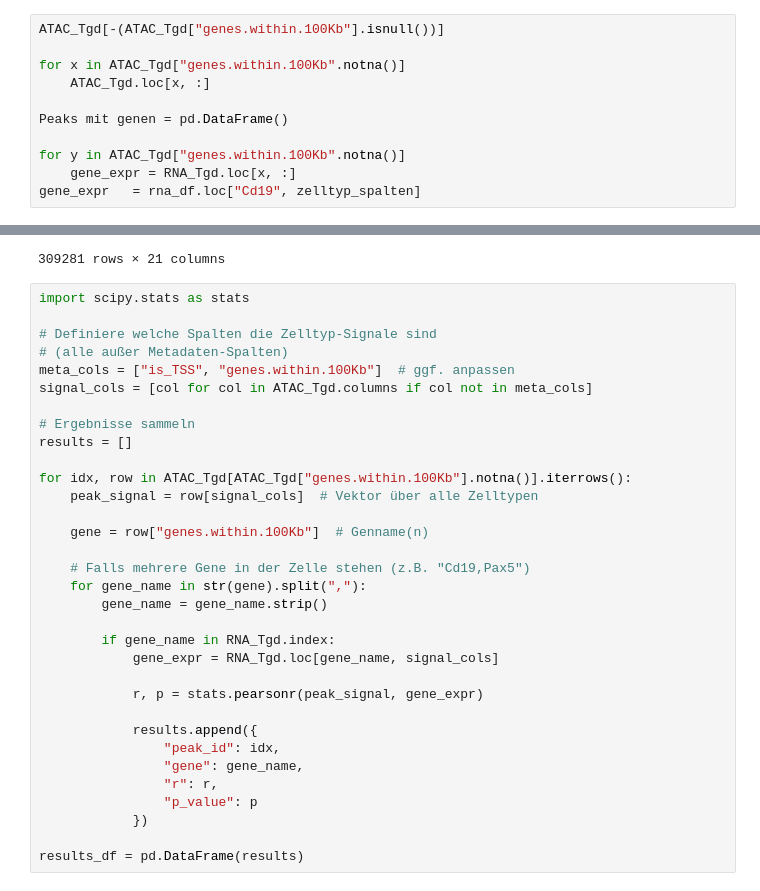
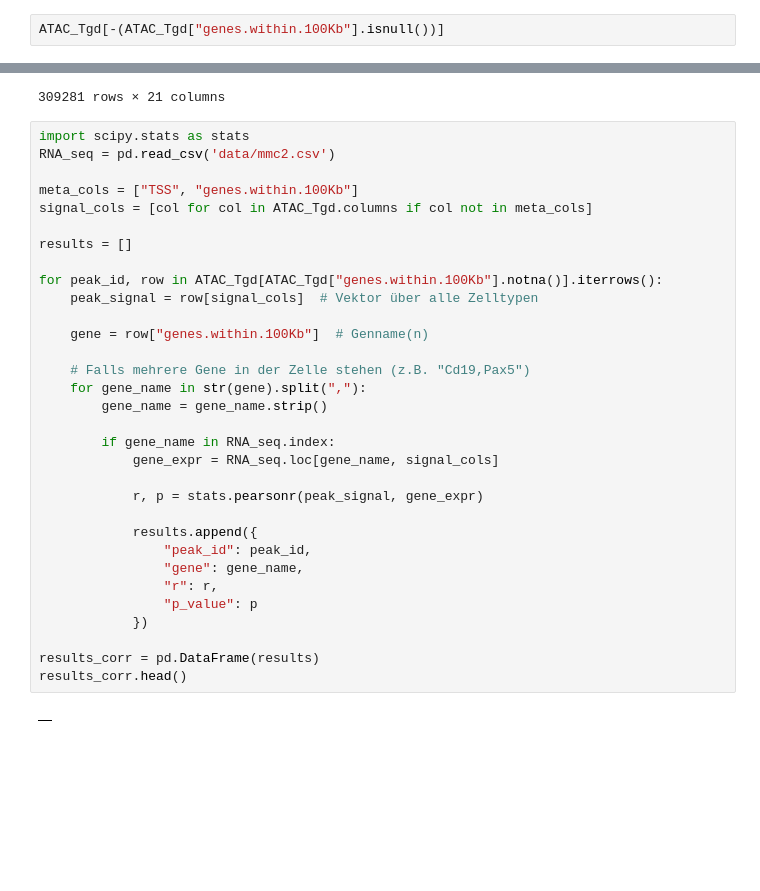
Before and after one commit to datascience-mobi-2026/topic04_team03, a Jupyter notebook: Jupyter_Lotta copy.ipynb, the cells around one changed output, grey strips where cells are left out. Saved outputs shown, nothing was run; the diff lists cells and outputs as text; blank space fills up the shorter version.

```diff
--- a/Jupyter_Lotta copy.ipynb
+++ b/Jupyter_Lotta copy.ipynb
@@ -417,15 +417,6 @@ ATAC_Tgd.head()
 5 rows × 21 columns
 # %%
 ATAC_Tgd[-(ATAC_Tgd["genes.within.100Kb"].isnull())]
-
-for x in ATAC_Tgd["genes.within.100Kb".notna()]
-    ATAC_Tgd.loc[x, :]
-
-Peaks mit genen = pd.DataFrame()
-
-for y in ATAC_Tgd["genes.within.100Kb".notna()]
-    gene_expr = RNA_Tgd.loc[x, :]
-gene_expr   = rna_df.loc["Cd19", zelltyp_spalten]
 # %% [output]
 |  | ImmGenATAC1219.peakID | chrom | Summit | mm10.60way.phastCons_scores | _-log10_bestPvalue | ... |
 | 11 | ImmGenATAC1219.peak_18 | chr1 | 3611363 | 0.16 | 3.32 | ... |
@@ -442,34 +433,35 @@ gene_expr   = rna_df.loc["Cd19", zelltyp_spalten]
 309281 rows × 21 columns
 # %%
 import scipy.stats as stats
+RNA_seq = pd.read_csv('data/mmc2.csv')
 
-# Definiere welche Spalten die Zelltyp-Signale sind
-# (alle außer Metadaten-Spalten)
-meta_cols = ["is_TSS", "genes.within.100Kb"]  # ggf. anpassen
+meta_cols = ["TSS", "genes.within.100Kb"]
 signal_cols = [col for col in ATAC_Tgd.columns if col not in meta_cols]
 
-# Ergebnisse sammeln
 results = []
 
-for idx, row in ATAC_Tgd[ATAC_Tgd["genes.within.100Kb"].notna()].iterrows():
+for peak_id, row in ATAC_Tgd[ATAC_Tgd["genes.within.100Kb"].notna()].iterrows():
     peak_signal = row[signal_cols]  # Vektor über alle Zelltypen
 
     gene = row["genes.within.100Kb"]  # Genname(n)
 
     # Falls mehrere Gene in der Zelle stehen (z.B. "Cd19,Pax5")
     for gene_name in str(gene).split(","):
         gene_name = gene_name.strip()
 
-        if gene_name in RNA_Tgd.index:
-            gene_expr = RNA_Tgd.loc[gene_name, signal_cols]
+        if gene_name in RNA_seq.index:
+            gene_expr = RNA_seq.loc[gene_name, signal_cols]
 
             r, p = stats.pearsonr(peak_signal, gene_expr)
 
             results.append({
-                "peak_id": idx,
+                "peak_id": peak_id,
                 "gene": gene_name,
                 "r": r,
                 "p_value": p
             })
 
-results_df = pd.DataFrame(results)
+results_corr = pd.DataFrame(results)
+results_corr.head()
+# %% [output]
+|  |
```
